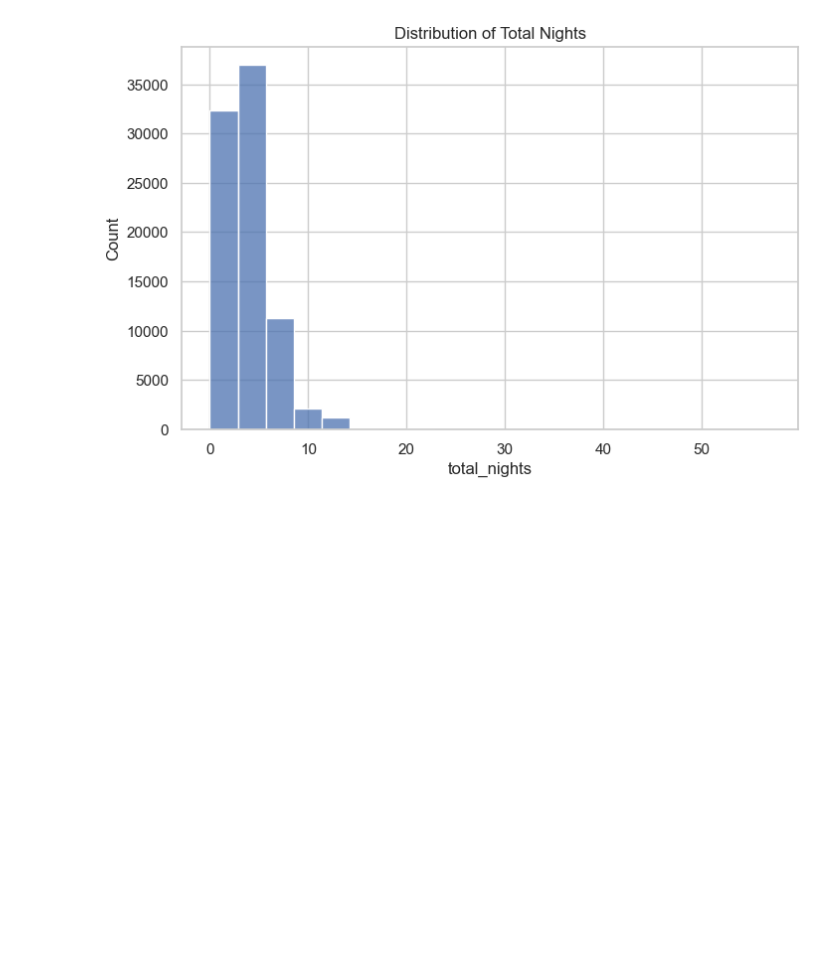
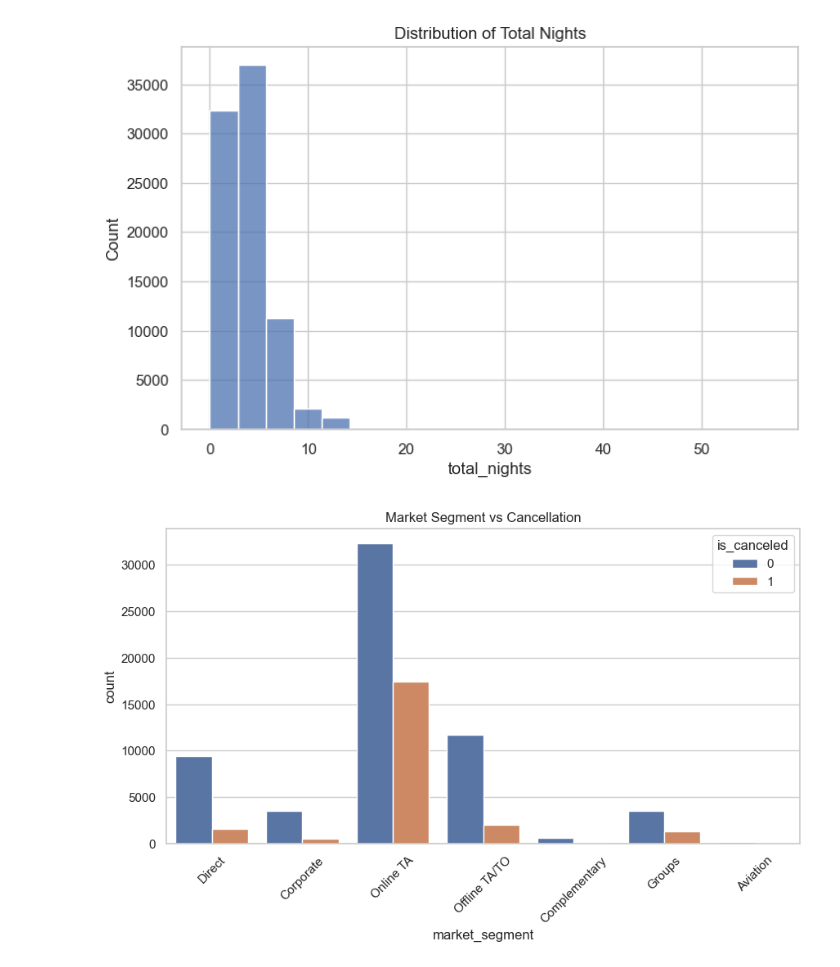
Before and after one commit to NeiranjanaS/Dynamic-Pricing-Analysis-, a Jupyter notebook: notebooks/week2_eda.ipynb, the cells around one changed output. Cells and saved outputs as stored; diff of their text form; code cells hidden in the pictures; blank space fills up the shorter version.

```diff
--- a/notebooks/week2_eda.ipynb
+++ b/notebooks/week2_eda.ipynb
@@ -91,3 +91,11 @@ plt.title("Distribution of Total Nights")
 plt.show()
 # %% [output]
 [figure]
+# %%
+plt.figure(figsize=(10,5))
+sns.countplot(data=df,x='market_segment',hue='is_canceled')
+plt.xticks(rotation=45)
+plt.title("Market Segment vs Cancellation")
+plt.show()
+# %% [output]
+[figure, added]
```
Also changed, not shown: parts of 6 cells of this notebook.
